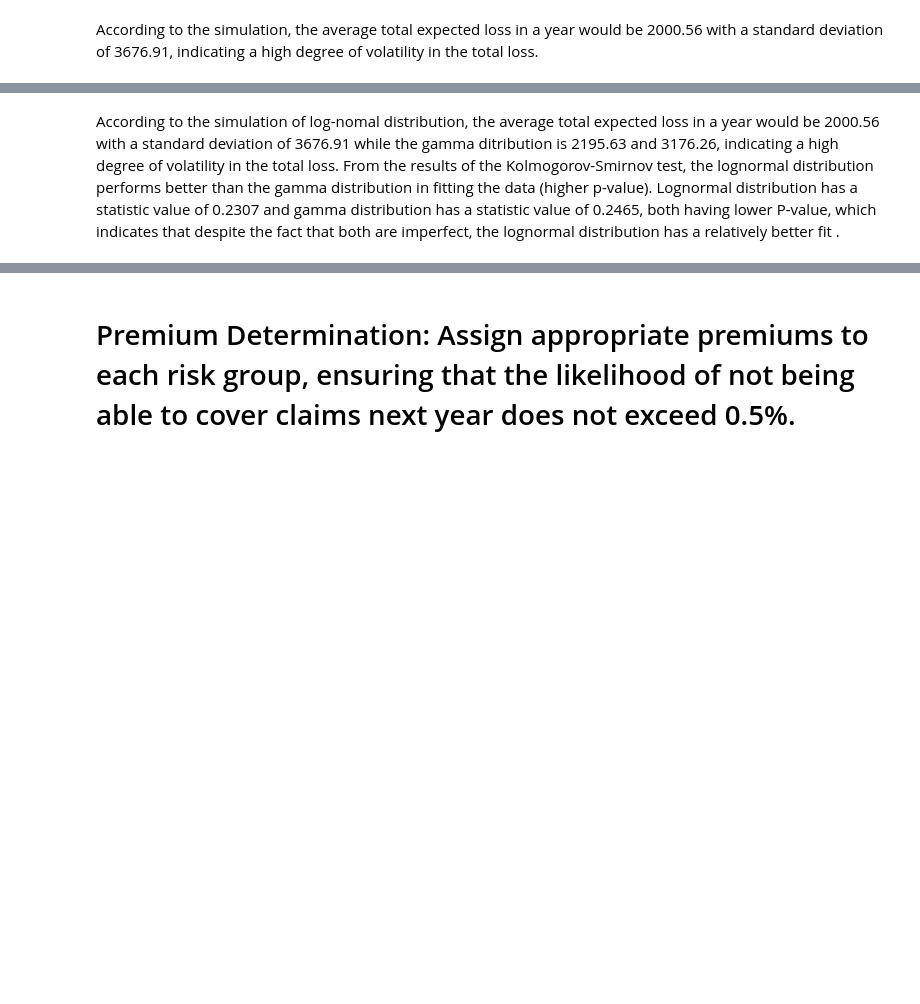
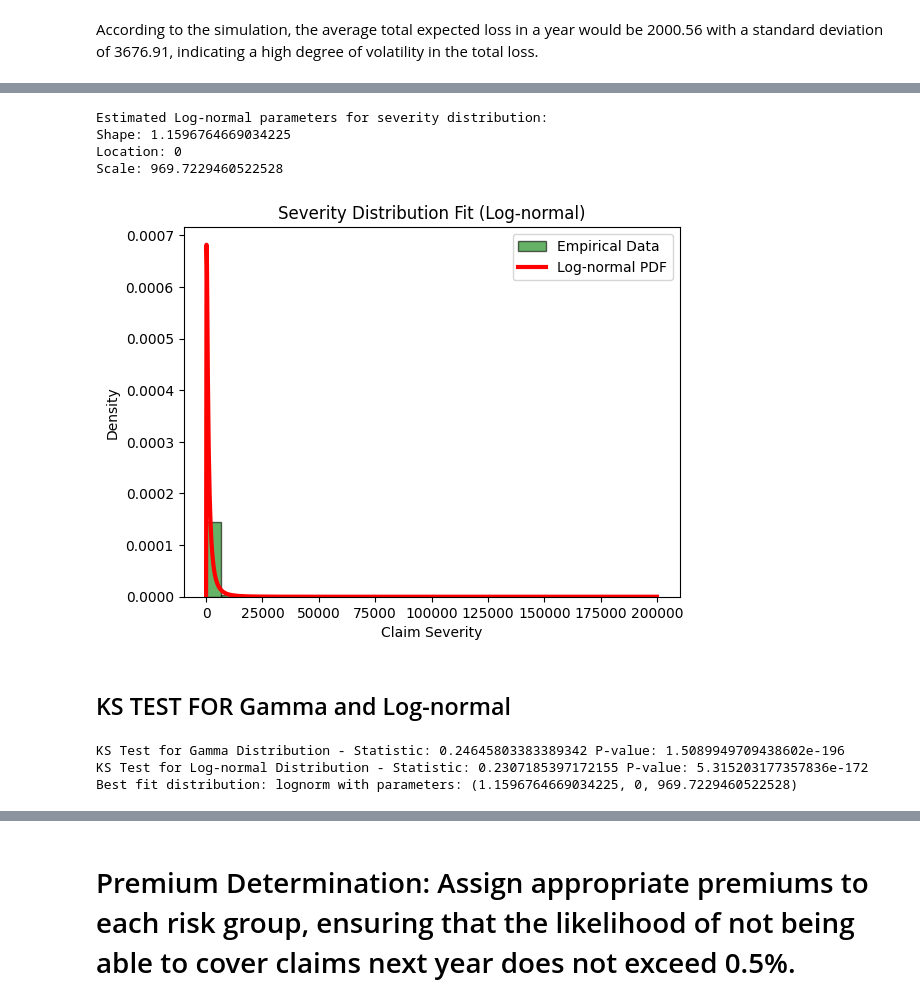
Before and after one commit to bordeauxlink/assurance-term-project, a Jupyter notebook: Term Project Underwriter.ipynb, the cells around one changed output, grey strips where cells are left out. Saved outputs shown, nothing was run; the diff lists cells and outputs as text; code cells hidden in the pictures; blank space fills up the shorter version.

```diff
--- a/Term Project Underwriter.ipynb
+++ b/Term Project Underwriter.ipynb
@@ -531,3 +408,52 @@ Best fit distribution: lognorm with parameters: (1.1596764669034225, 0, 969.7229
-# %% [markdown]
-According to the simulation of log-nomal distribution, the average total expected loss in a year would be 2000.56 with a standard deviation of 3676.91 while the gamma ditribution is 2195.63 and 3176.26, indicating a high degree of volatility in the total loss.
-From the results of the Kolmogorov-Smirnov test, the lognormal distribution performs better than the gamma distribution in fitting the data (higher p-value). Lognormal distribution has a statistic value of 0.2307 and gamma distribution has a statistic value of 0.2465, both having lower P-value, which indicates that despite the fact that both are imperfect, the lognormal distribution has a relatively better fit .
+# %%
+import numpy as np
+import matplotlib.pyplot as plt
+from scipy import stats
+
+shape_lognorm, loc_lognorm, scale_lognorm = stats.lognorm.fit(severity_data, floc=0)
+
+print("Estimated Log-normal parameters for severity distribution:")
+print("Shape:", shape_lognorm)
+print("Location:", loc_lognorm)
+print("Scale:", scale_lognorm)
+
+plt.hist(severity_data, bins=30, density=True, alpha=0.6, color='g', edgecolor='black', label="Empirical Data")
+x = np.linspace(min(severity_data), max(severity_data), 1000)
+lognorm_pdf = stats.lognorm.pdf(x, shape_lognorm, loc=loc_lognorm, scale=scale_lognorm)
+
+# Plot
+plt.plot(x, lognorm_pdf, 'r-', lw=3, label="Log-normal PDF")
+plt.xlabel("Claim Severity")
+plt.ylabel("Density")
+plt.title("Severity Distribution Fit (Log-normal)")
+plt.legend()
+plt.show()
+# %% [output]
+Estimated Log-normal parameters for severity distribution:
+Shape: 1.1596764669034225
+Location: 0
+Scale: 969.7229460522528
+[figure, added]
+# %% [markdown]
+## KS TEST FOR Gamma and Log-normal
+# %%
+# KS Test for both Gamma and Log-normal distributions
+ks_stat_gamma, p_value_gamma = stats.kstest(severity_data, 'gamma', args=(alpha_sev, loc_sev, beta_sev))
+ks_stat_lognorm, p_value_lognorm = stats.kstest(severity_data, 'lognorm', args=(shape_lognorm, loc_lognorm, scale_lognorm))
+
+print("KS Test for Gamma Distribution - Statistic:", ks_stat_gamma, "P-value:", p_value_gamma)
+print("KS Test for Log-normal Distribution - Statistic:", ks_stat_lognorm, "P-value:", p_value_lognorm)
+
+# Determine the best fit distribution
+if p_value_lognorm > p_value_gamma:
+    best_fit_dist = 'lognorm'
+    best_fit_params = (shape_lognorm, loc_lognorm, scale_lognorm)
+else:
+    best_fit_dist = 'gamma'
+    best_fit_params = (alpha_sev, loc_sev, beta_sev)
+
+print(f"Best fit distribution: {best_fit_dist} with parameters: {best_fit_params}")
+# %% [output]
+KS Test for Gamma Distribution - Statistic: 0.24645803383389342 P-value: 1.5089949709438602e-196
+KS Test for Log-normal Distribution - Statistic: 0.2307185397172155 P-value: 5.315203177357836e-172
+Best fit distribution: lognorm with parameters: (1.1596764669034225, 0, 969.7229460522528)
```
Also changed, not shown: parts of 30 cells of this notebook, 3 other files.
